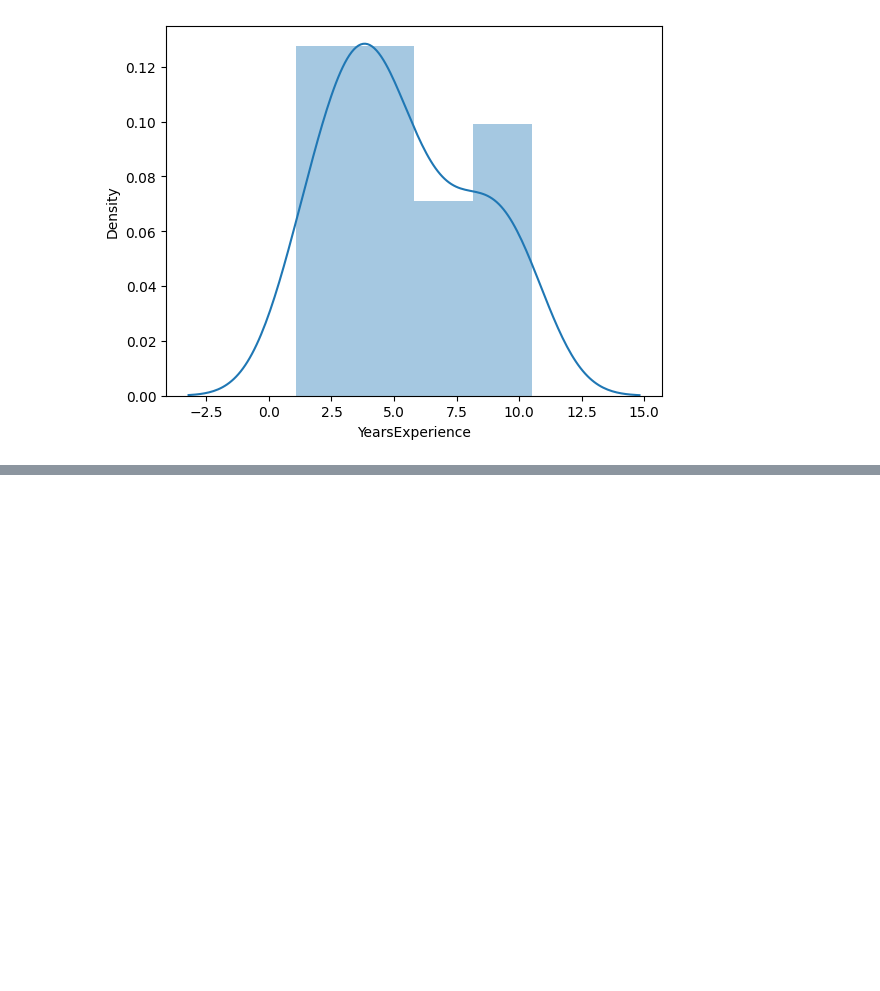
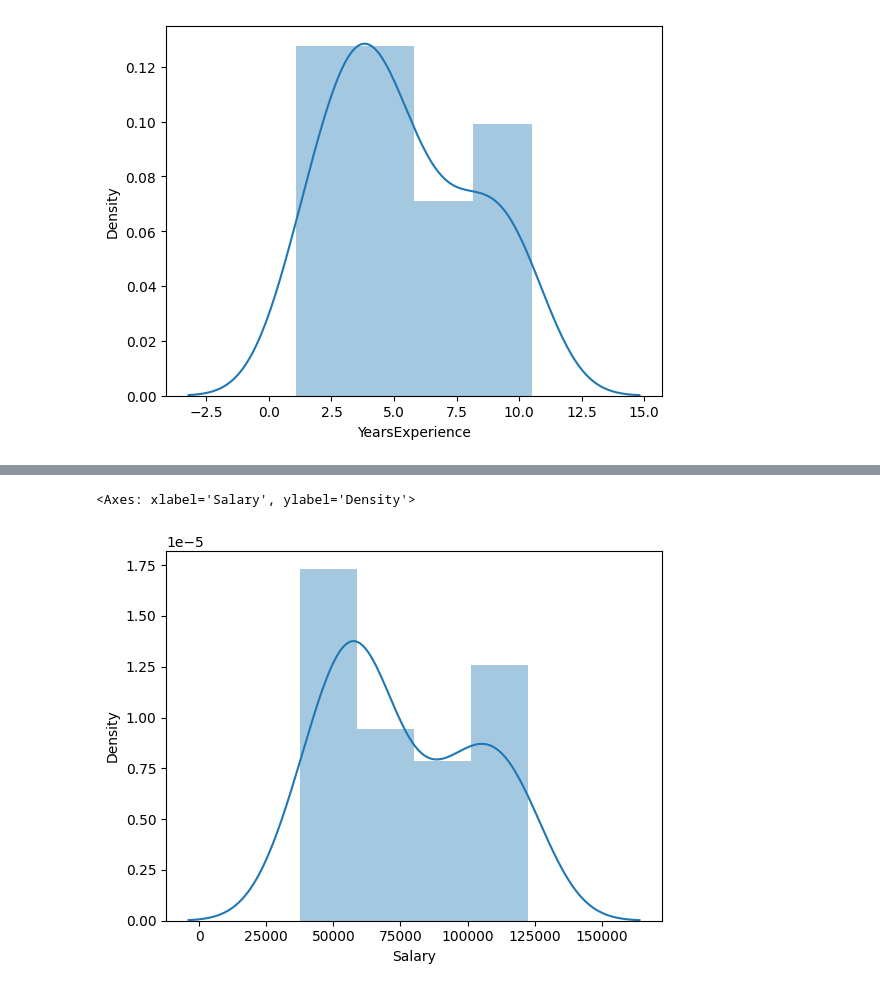
Before and after one commit to waseemimran/Introductiontomachinelearning, a Jupyter notebook: machinelearning_leacture1.ipynb, the cells around one changed output, grey strips where cells are left out. Cells and saved outputs as stored; diff of their text form; code cells hidden in the pictures; blank space fills up the shorter version.

```diff
--- a/machinelearning_leacture1.ipynb
+++ b/machinelearning_leacture1.ipynb
@@ -55,0 +68,5 @@ sns.distplot(df['YearsExperience'])
+# %%
+sns.distplot(df['Salary'])
+# %% [output]
+<Axes: xlabel='Salary', ylabel='Density'>
+[figure, added]
```
Also changed, not shown: parts of 17 cells of this notebook.
